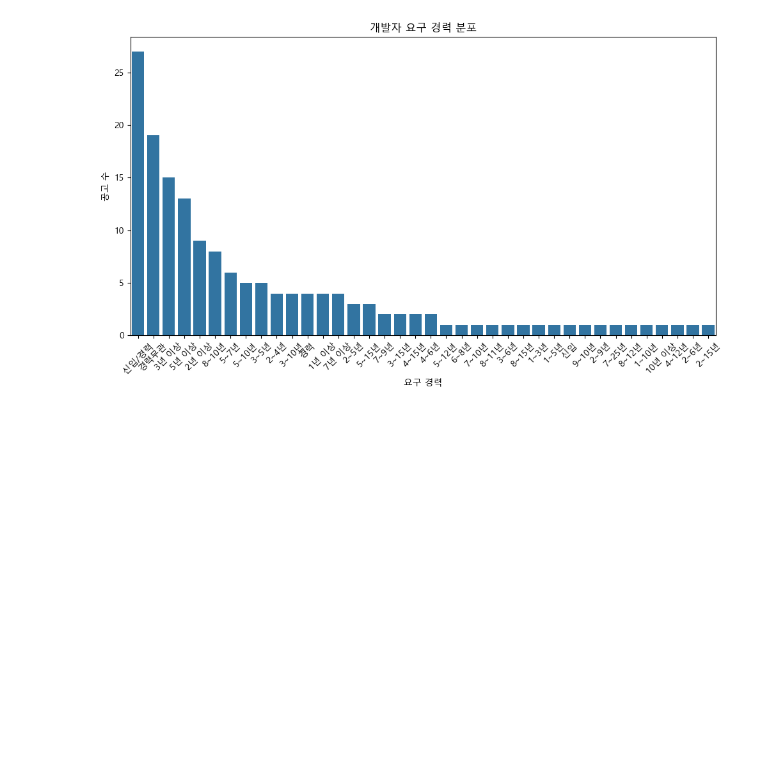
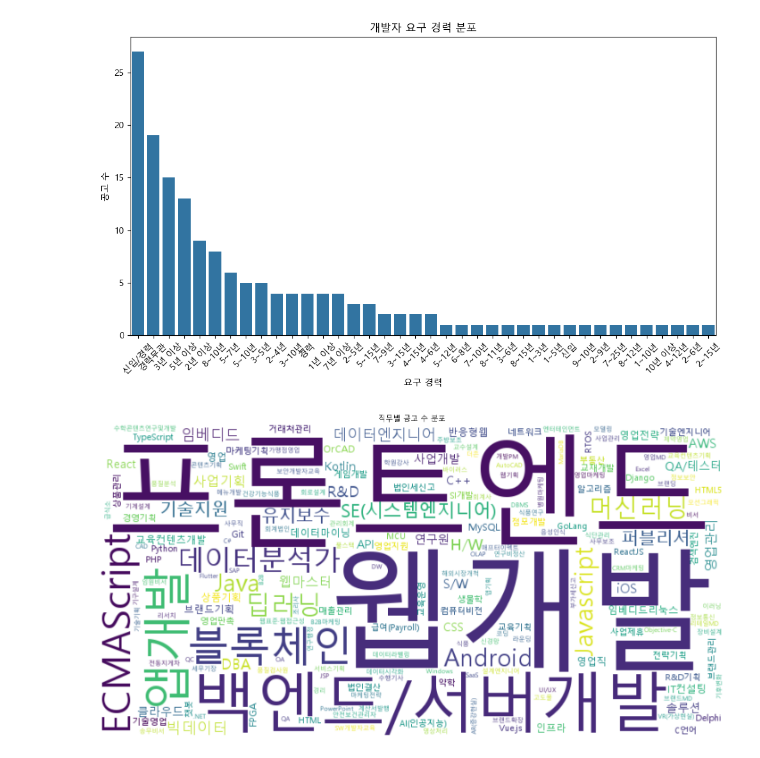
Before and after one commit to Ahn-TaeKyung/Python_Webscraping_Analysis, a Jupyter notebook: Practice/test.ipynb, the cells around one changed output. Cells and saved outputs as stored; diff of their text form; code cells hidden in the pictures; blank space fills up the shorter version.

Commit message:
wordcloud

```diff
--- a/Practice/test.ipynb
+++ b/Practice/test.ipynb
@@ -390,3 +398,18 @@ plt.tight_layout()
 plt.show()
 # %% [output]
 [figure]
+# %%
+from wordcloud import WordCloud
+df_exploded = dev_df.explode('직무')
+job_counts = df_exploded['직무'].value_counts()
+
+wordcloud = WordCloud(font_path=font_path, width=800, height=400, background_color='white')
+wordcloud.generate_from_frequencies(job_counts.to_dict())
+
+plt.figure(figsize=(18, 20))
+plt.imshow(wordcloud, interpolation='bilinear')
+plt.title('직무별 공고 수 분포')
+plt.axis('off')
+plt.show()
+# %% [output]
+[figure, added]
```
Also changed, not shown: parts of 2 cells of this notebook, 1 other file.
